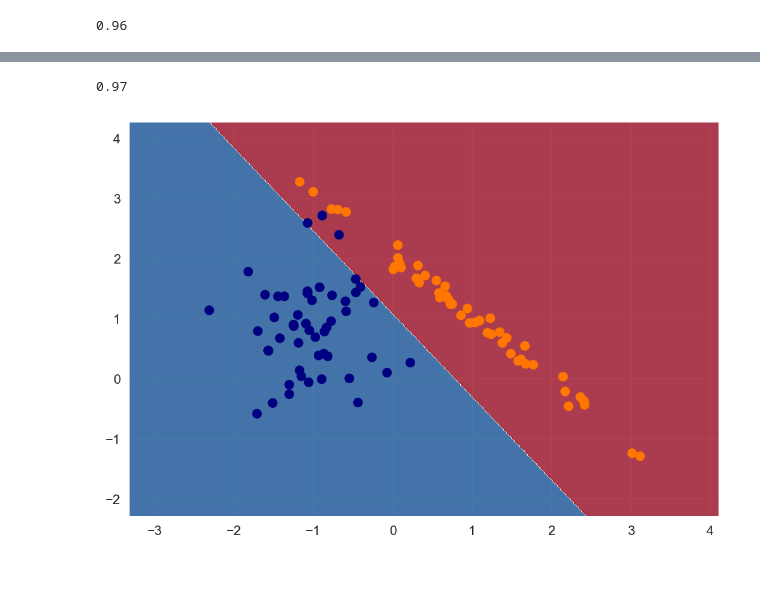
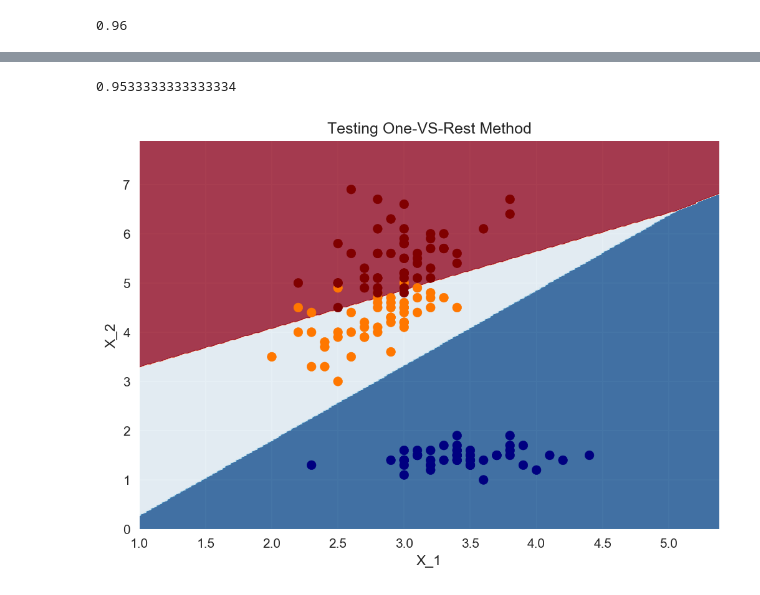
Before and after one commit to ZWMiller/machine_learning_from_scratch, a Jupyter notebook: notebooks/classifiers/support_vector_machine.ipynb, the cells around one changed output, grey strips where cells are left out. Drawn from its saved outputs; the diff is of its cells as text; code cells hidden in the pictures.

```diff
--- a/notebooks/classifiers/support_vector_machine.ipynb
+++ b/notebooks/classifiers/support_vector_machine.ipynb
@@ -233,14 +254,22 @@ plt.scatter(X[:,0],X[:,1],c=plt.cm.jet(y*200));
+# %%
+from sklearn.datasets import load_iris
+X = load_iris().data
+y = load_iris().target
+# %%
+sv = svm(n_iter=10000, random_state=42)
+# %%
+sv.fit(X[:,[1,2]],y)
 # %%
-X, y = make_classification(n_features=2, n_redundant=0, n_informative=2, n_clusters_per_class=1)
-sv = svm(n_iter=1000, add_bias=True, verbose=False)
-sv.fit(X,y)
-print(sv.score(X,y))
-X0, X1 = X[:, 0], X[:, 1]
+print(sv.score(X[:,[1,2]],y))
+X0, X1 = X[:, 1], X[:, 2]
 xx, yy = make_meshgrid(X0, X1)
 plt.figure(dpi=150)
 ax = plt.gca()
 plot_contours(ax, sv, xx, yy,cmap=plt.cm.RdBu_r, alpha=0.8)
-plt.scatter(X[:,0],X[:,1],c=plt.cm.jet(y*200));
+plt.scatter(X[:,1],X[:,2],c=plt.cm.jet(y*200));
+plt.title("Testing One-VS-Rest Method")
+plt.xlabel("X_1")
+plt.ylabel("X_2");
 # %% [output]
-0.97
+0.9533333333333334
-[figure, old version]
+[figure, new version]
```
Also changed, not shown: parts of 3 cells of this notebook, 1 other file.
